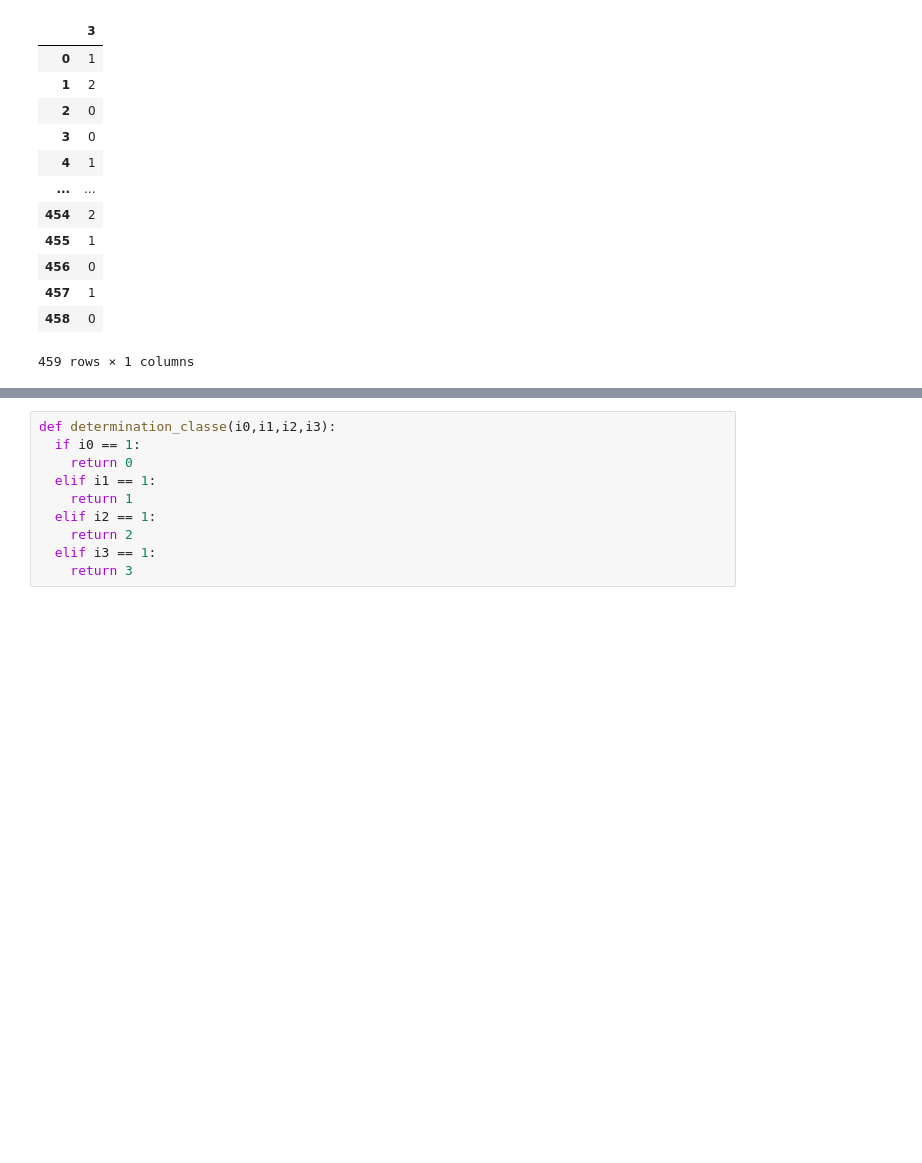
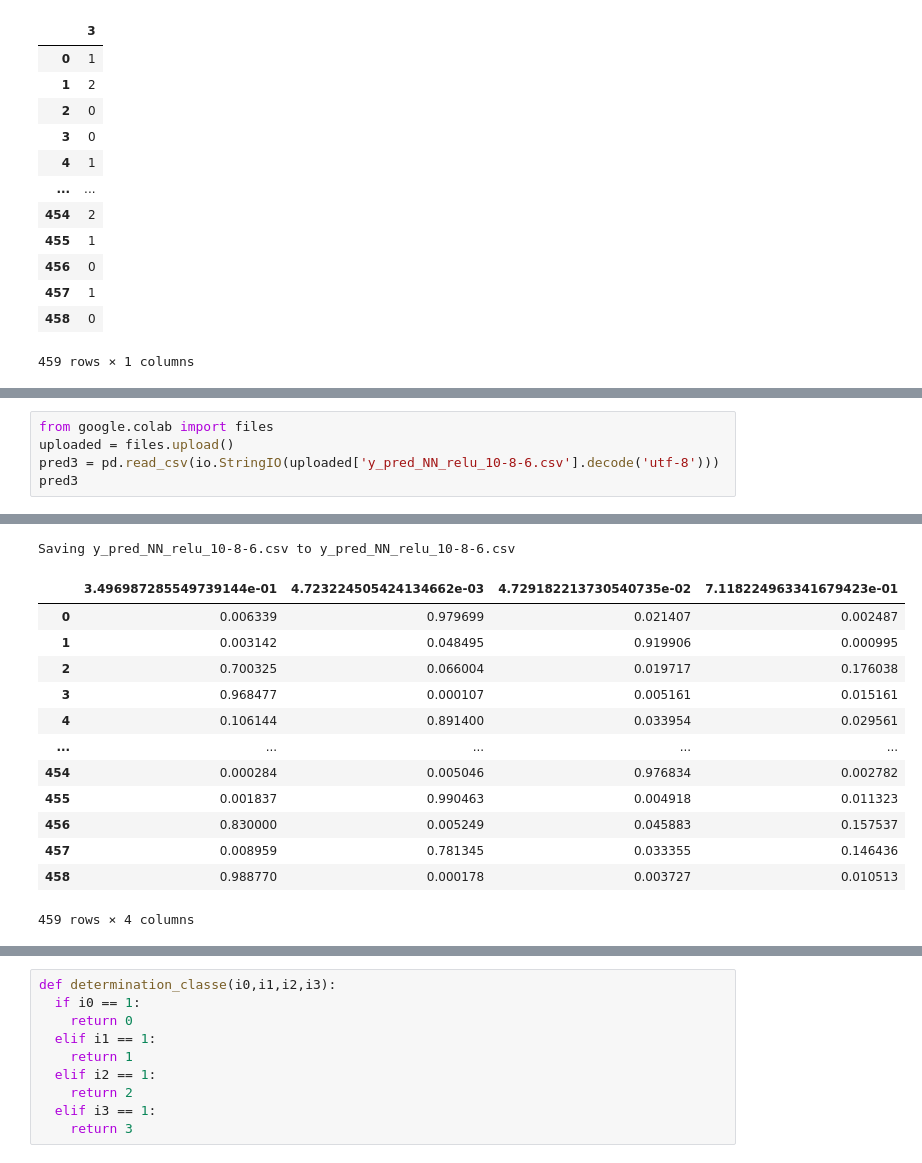
Before and after one commit to IssamEizouki/decision-tree-neural-network, a Jupyter notebook: Partie3.ipynb, the cells around one changed output, grey strips where cells are left out. Cells and saved outputs as stored; diff of their text form; blank space fills up the shorter version.

```diff
--- a/Partie3.ipynb
+++ b/Partie3.ipynb
@@ -44,0 +66,6 @@ Saving y_pred_NN_relu_6-4.csv to y_pred_NN_relu_6-4 (2).csv
+# %%
+from google.colab import files
+uploaded = files.upload()
+pred3 = pd.read_csv(io.StringIO(uploaded['y_pred_NN_relu_10-8-6.csv'].decode('utf-8')))
+pred3
+# %% [output]
@@ -44,0 +73,14 @@ Saving y_pred_NN_relu_6-4.csv to y_pred_NN_relu_6-4 (2).csv
+Saving y_pred_NN_relu_10-8-6.csv to y_pred_NN_relu_10-8-6.csv
+|  | 3.496987285549739144e-01 | 4.723224505424134662e-03 | 4.729182213730540735e-02 | 7.118224963341679423e-01 |
+| 0 | 0.006339 | 0.979699 | 0.021407 | 0.002487 |
+| 1 | 0.003142 | 0.048495 | 0.919906 | 0.000995 |
+| 2 | 0.700325 | 0.066004 | 0.019717 | 0.176038 |
+| 3 | 0.968477 | 0.000107 | 0.005161 | 0.015161 |
+| 4 | 0.106144 | 0.891400 | 0.033954 | 0.029561 |
+| ... | ... | ... | ... | ... |
+| 454 | 0.000284 | 0.005046 | 0.976834 | 0.002782 |
+| 455 | 0.001837 | 0.990463 | 0.004918 | 0.011323 |
+| 456 | 0.830000 | 0.005249 | 0.045883 | 0.157537 |
+| 457 | 0.008959 | 0.781345 | 0.033355 | 0.146436 |
+| 458 | 0.988770 | 0.000178 | 0.003727 | 0.010513 |
+459 rows × 4 columns
```
Also changed, not shown: parts of 24 cells of this notebook, 4 other files.
